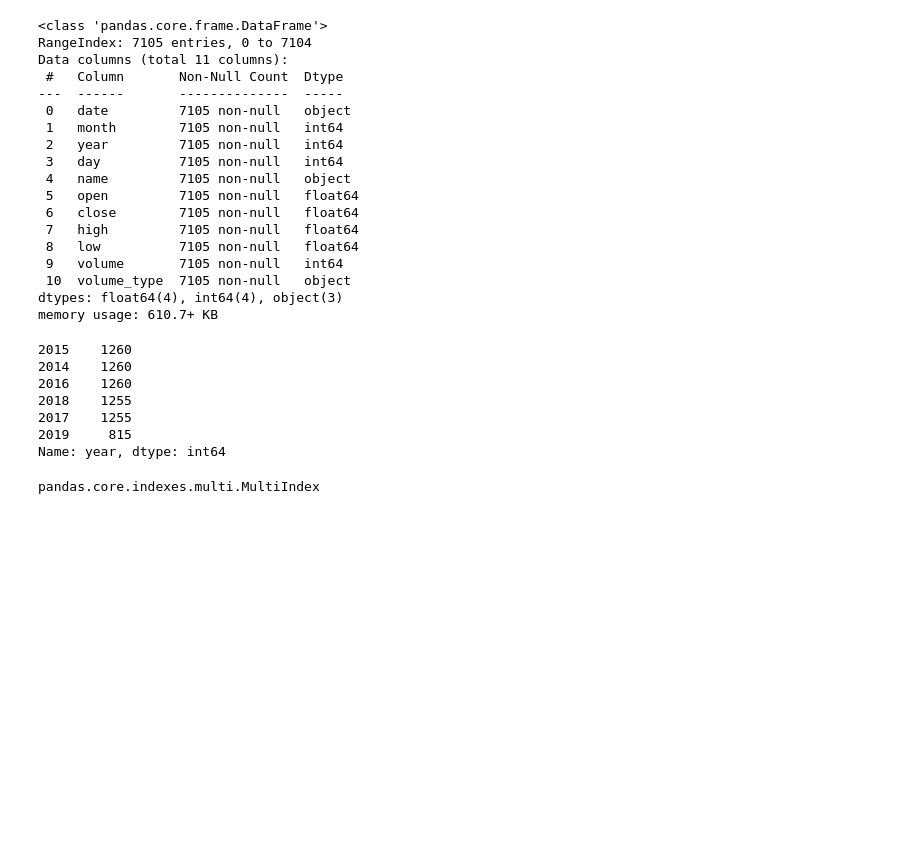
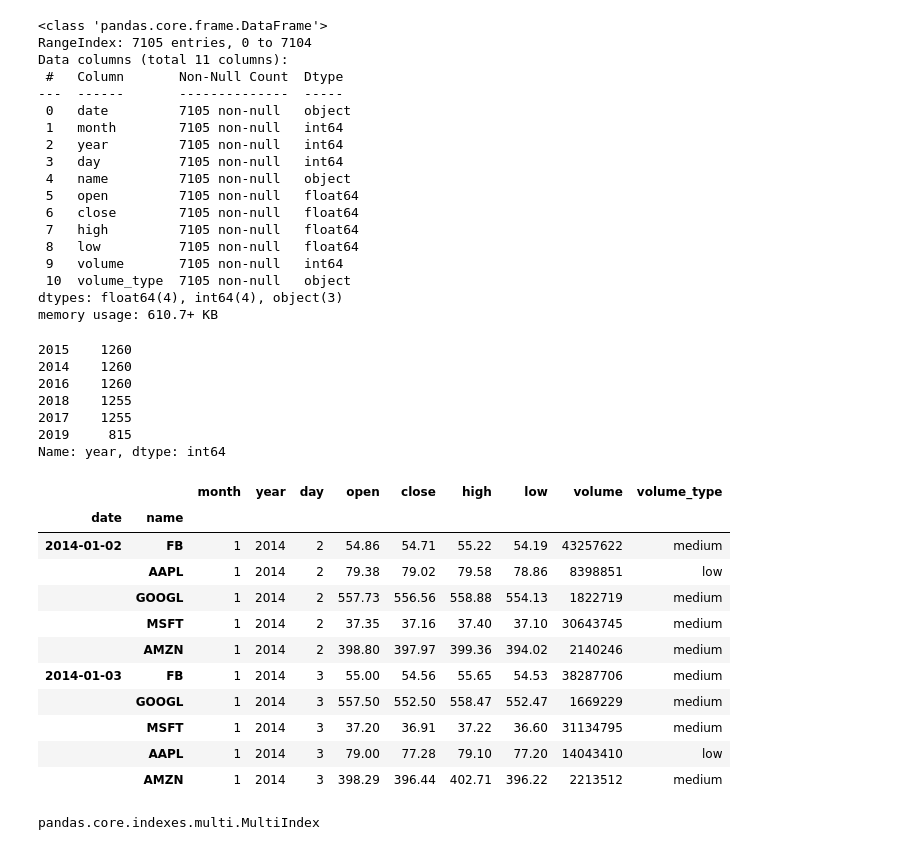
Before and after one commit to junio-firmino/Aprendizado_python, a Jupyter notebook: tech.ipynb, the cells around one changed output. Saved outputs shown, nothing was run; the diff lists cells and outputs as text; code cells hidden in the pictures; blank space fills up the shorter version.

```diff
--- a/tech.ipynb
+++ b/tech.ipynb
@@ -49,6 +49,21 @@ tech.year.value_counts()
 Name: year, dtype: int64
 # %%
 tech_1 = tech.set_index(['date','name']).head(10)
+# %%
+tech_1
+# %% [output]
+|  |  | month | year | day | open | close | high | low | volume | volume_type |
+| date | name |  |  |  |  |  |  |  |  |  |
+| 2014-01-02 | FB | 1 | 2014 | 2 | 54.86 | 54.71 | 55.22 | 54.19 | 43257622 | medium |
+|  | AAPL | 1 | 2014 | 2 | 79.38 | 79.02 | 79.58 | 78.86 | 8398851 | low |
+|  | GOOGL | 1 | 2014 | 2 | 557.73 | 556.56 | 558.88 | 554.13 | 1822719 | medium |
+|  | MSFT | 1 | 2014 | 2 | 37.35 | 37.16 | 37.40 | 37.10 | 30643745 | medium |
+|  | AMZN | 1 | 2014 | 2 | 398.80 | 397.97 | 399.36 | 394.02 | 2140246 | medium |
+| 2014-01-03 | FB | 1 | 2014 | 3 | 55.00 | 54.56 | 55.65 | 54.53 | 38287706 | medium |
+|  | GOOGL | 1 | 2014 | 3 | 557.50 | 552.50 | 558.47 | 552.47 | 1669229 | medium |
+|  | MSFT | 1 | 2014 | 3 | 37.20 | 36.91 | 37.22 | 36.60 | 31134795 | medium |
+|  | AAPL | 1 | 2014 | 3 | 79.00 | 77.28 | 79.10 | 77.20 | 14043410 | low |
+|  | AMZN | 1 | 2014 | 3 | 398.29 | 396.44 | 402.71 | 396.22 | 2213512 | medium |
 # %%
 type (tech_1.index)
 # %% [output]
```
Also changed, not shown: parts of 10 cells of this notebook.
